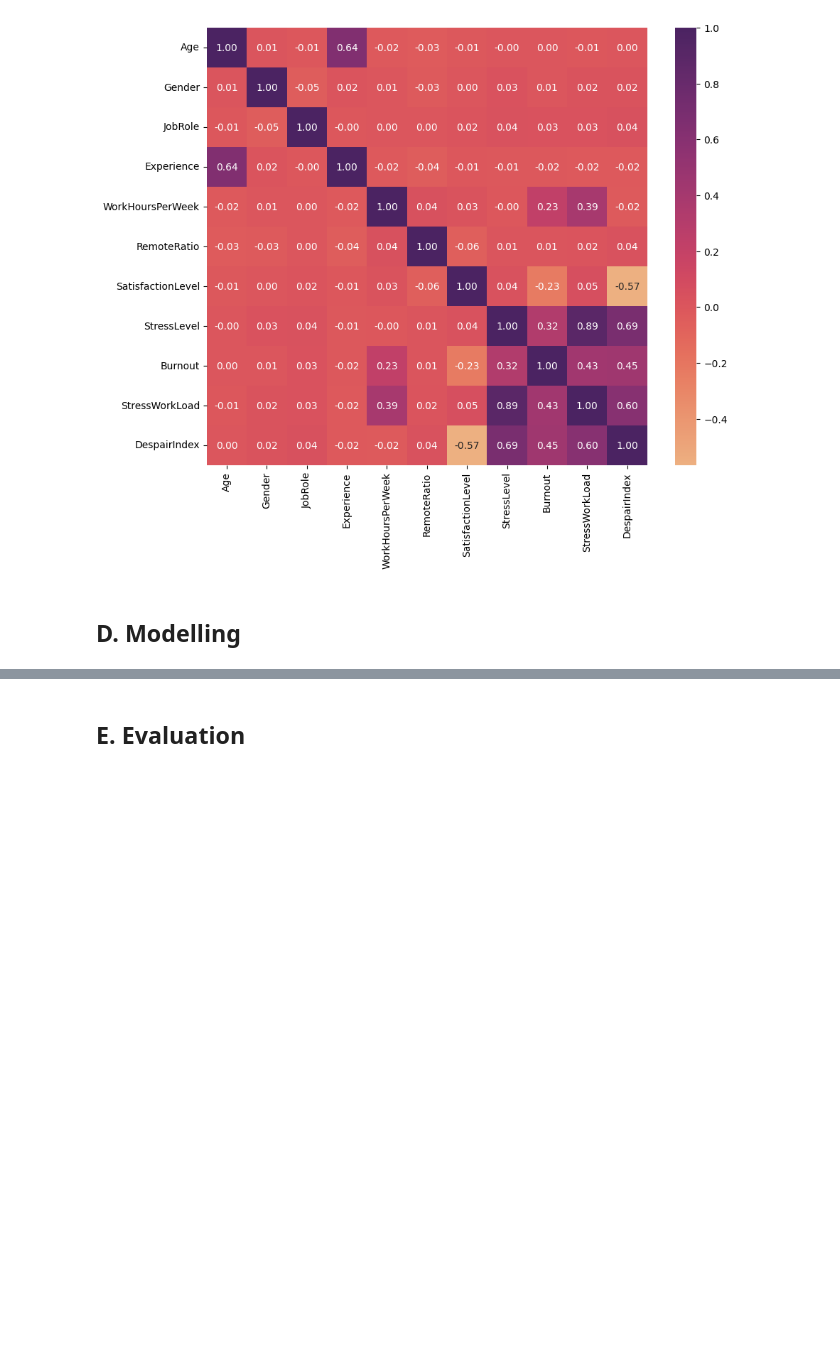
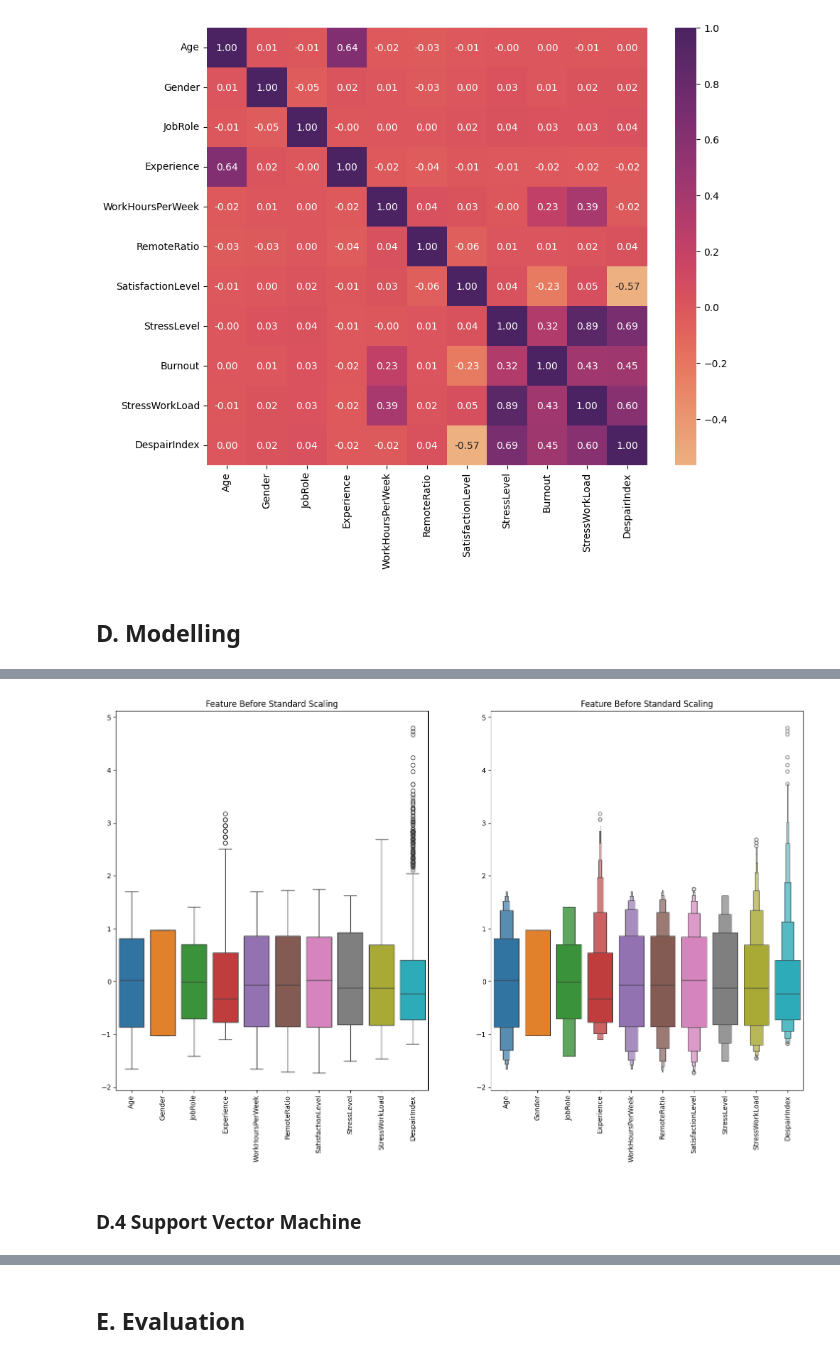
Before and after one commit to HablSank/1Day-1Dataset_MachineLearningProject, a Jupyter notebook: Day-16/Support Vector Machine (HR Burnout)/synthetic_employee_burnout.ipynb, the cells around one changed output, grey strips where cells are left out. Saved outputs shown, nothing was run; the diff lists cells and outputs as text; code cells hidden in the pictures; blank space fills up the shorter version.

Commit message:
Day - 16 (Support Vector Machine) Modelling Done

```diff
--- a/Day-16/Support Vector Machine (HR Burnout)/synthetic_employee_burnout.ipynb
+++ b/Day-16/Support Vector Machine (HR Burnout)/synthetic_employee_burnout.ipynb
@@ -289,0 +338,20 @@ plt.show()
+# %%
+train_mean = X_train.mean(axis=0)
+train_std  = X_train.std(axis=0)
+
+X_train = (X_train - train_mean) / train_std
+X_test = (X_test - train_mean) / train_std
+# %%
+fig, axes = plt.subplots(1, 2, figsize=(18, 10))
+
+sns.boxplot(X_train, ax=axes[0])
+axes[0].set_title("Feature Before Standard Scaling")
+axes[0].tick_params(axis='x', rotation=90)
+
+sns.boxenplot(X_train, ax=axes[1])
+axes[1].set_title("Feature Before Standard Scaling")
+axes[1].tick_params(axis='x', rotation=90)
+# %% [output]
+[figure, added]
+# %% [markdown]
+### D.4 Support Vector Machine
```
Also changed, not shown: parts of 12 cells of this notebook.
